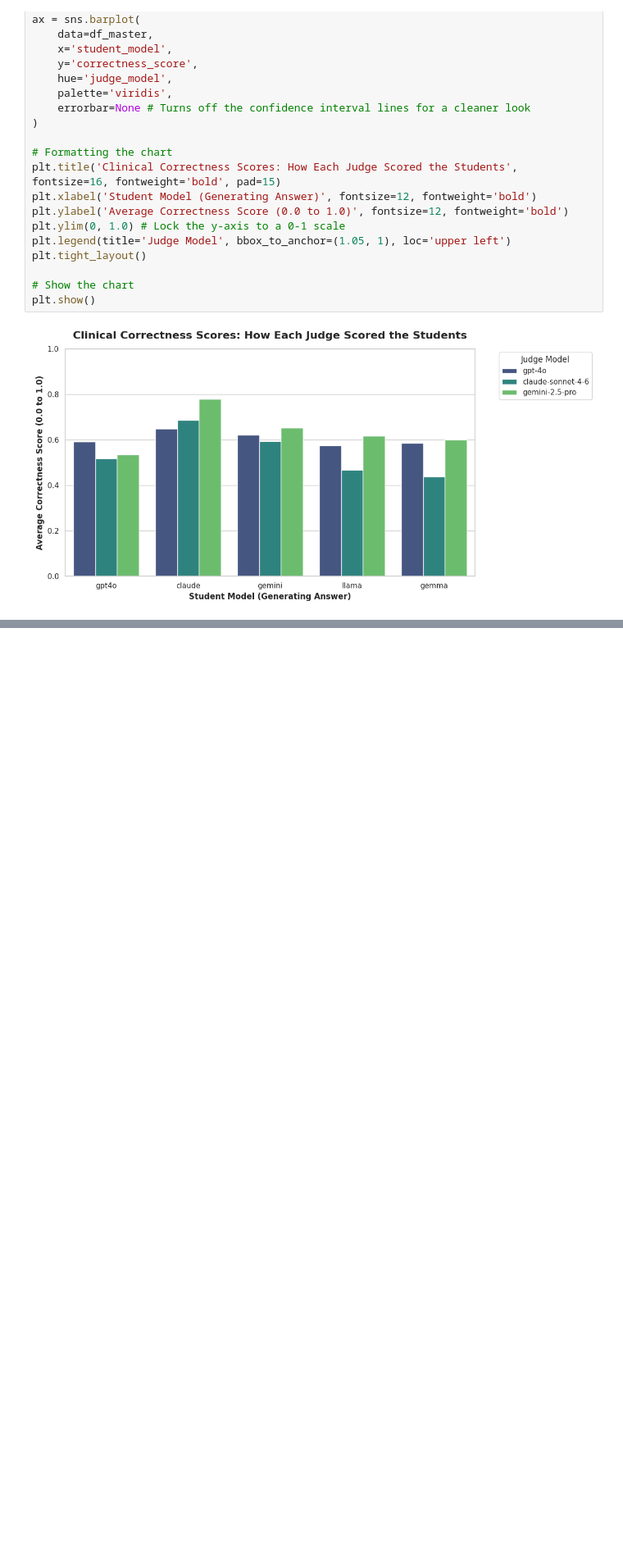
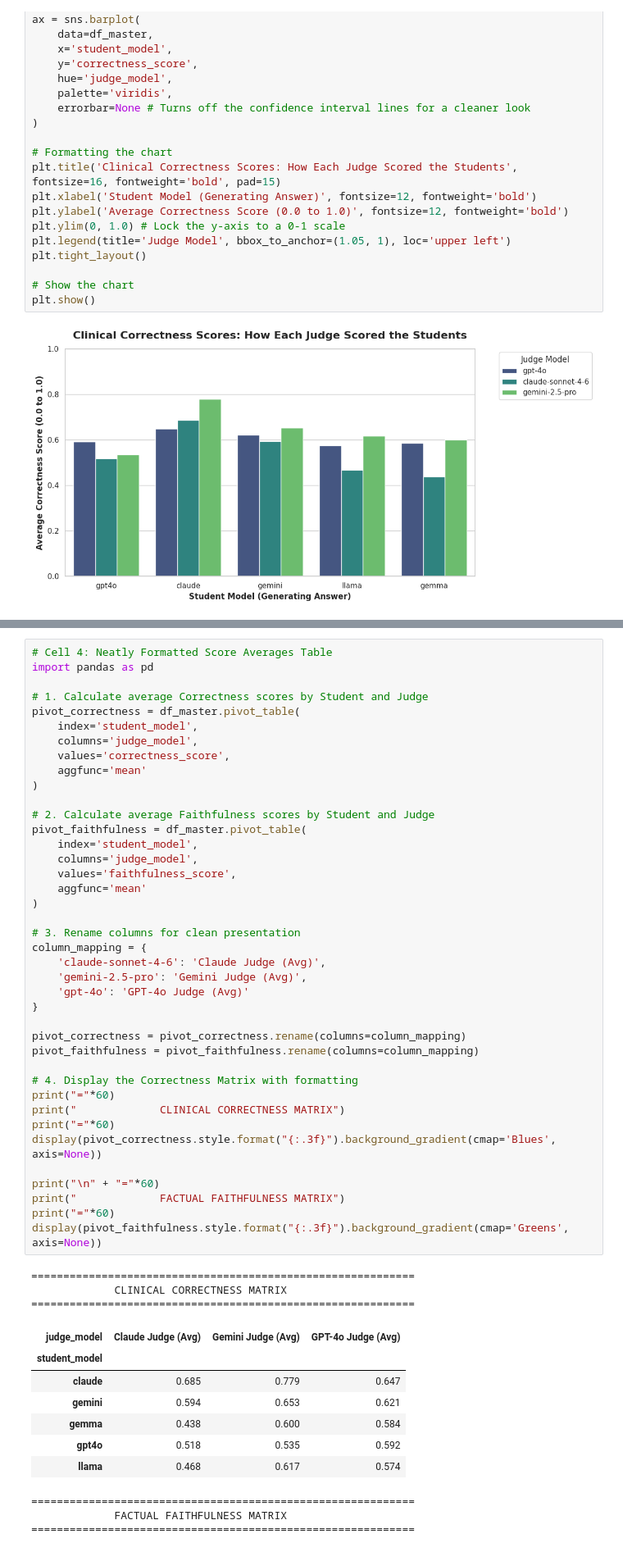
Before and after one commit to CMILINAZZO/medical-llm-self-bias-audit, a Jupyter notebook: notebooks/04_analysis_visuals.ipynb, the cells around one changed output, grey strips where cells are left out. Shown at 82% size. Saved outputs shown, nothing was run; the diff lists cells and outputs as text; blank space fills up the shorter version.

```diff
--- a/notebooks/04_analysis_visuals.ipynb
+++ b/notebooks/04_analysis_visuals.ipynb
@@ -147,3 +147,57 @@ plt.show()
   * Prefers its responses more than the other 2 judges, which suggests self preference to me
 
 Claude performed the best, according to all 3 judges. The judges were most aligned on Gemini's performance.
+# %%
+# Cell 4: Neatly Formatted Score Averages Table
+import pandas as pd
+
+# 1. Calculate average Correctness scores by Student and Judge
+pivot_correctness = df_master.pivot_table(
+    index='student_model',
+    columns='judge_model',
+    values='correctness_score',
+    aggfunc='mean'
+)
+
+# 2. Calculate average Faithfulness scores by Student and Judge
+pivot_faithfulness = df_master.pivot_table(
+    index='student_model',
+    columns='judge_model',
+    values='faithfulness_score',
+    aggfunc='mean'
+)
+
+# 3. Rename columns for clean presentation
+column_mapping = {
+    'claude-sonnet-4-6': 'Claude Judge (Avg)',
+    'gemini-2.5-pro': 'Gemini Judge (Avg)',
+    'gpt-4o': 'GPT-4o Judge (Avg)'
+}
+
+pivot_correctness = pivot_correctness.rename(columns=column_mapping)
+pivot_faithfulness = pivot_faithfulness.rename(columns=column_mapping)
+
+# 4. Display the Correctness Matrix with formatting
+print("="*60)
+print("             CLINICAL CORRECTNESS MATRIX")
+print("="*60)
+display(pivot_correctness.style.format("{:.3f}").background_gradient(cmap='Blues', axis=None))
+
+print("\n" + "="*60)
+print("             FACTUAL FAITHFULNESS MATRIX")
+print("="*60)
+display(pivot_faithfulness.style.format("{:.3f}").background_gradient(cmap='Greens', axis=None))
+# %% [output]
+============================================================
+             CLINICAL CORRECTNESS MATRIX
+============================================================
+| judge_model | Claude Judge (Avg) | Gemini Judge (Avg) | GPT-4o Judge (Avg) |
+| student_model |  |  |  |
+| claude | 0.685 | 0.779 | 0.647 |
+| gemini | 0.594 | 0.653 | 0.621 |
+| gemma | 0.438 | 0.600 | 0.584 |
+| gpt4o | 0.518 | 0.535 | 0.592 |
+| llama | 0.468 | 0.617 | 0.574 |
+============================================================
+             FACTUAL FAITHFULNESS MATRIX
+============================================================
```
Also changed, not shown: parts of 4 cells of this notebook.
